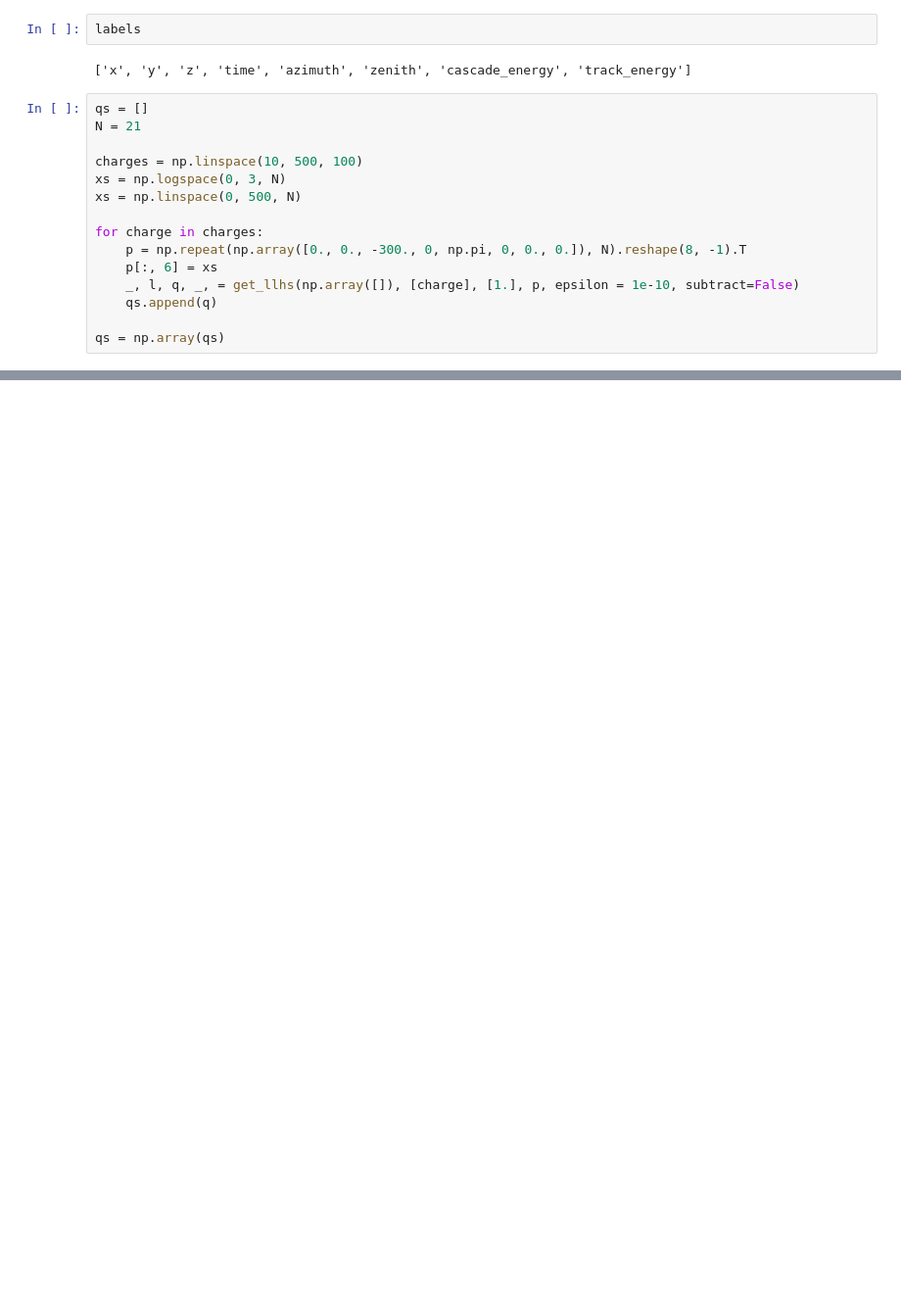
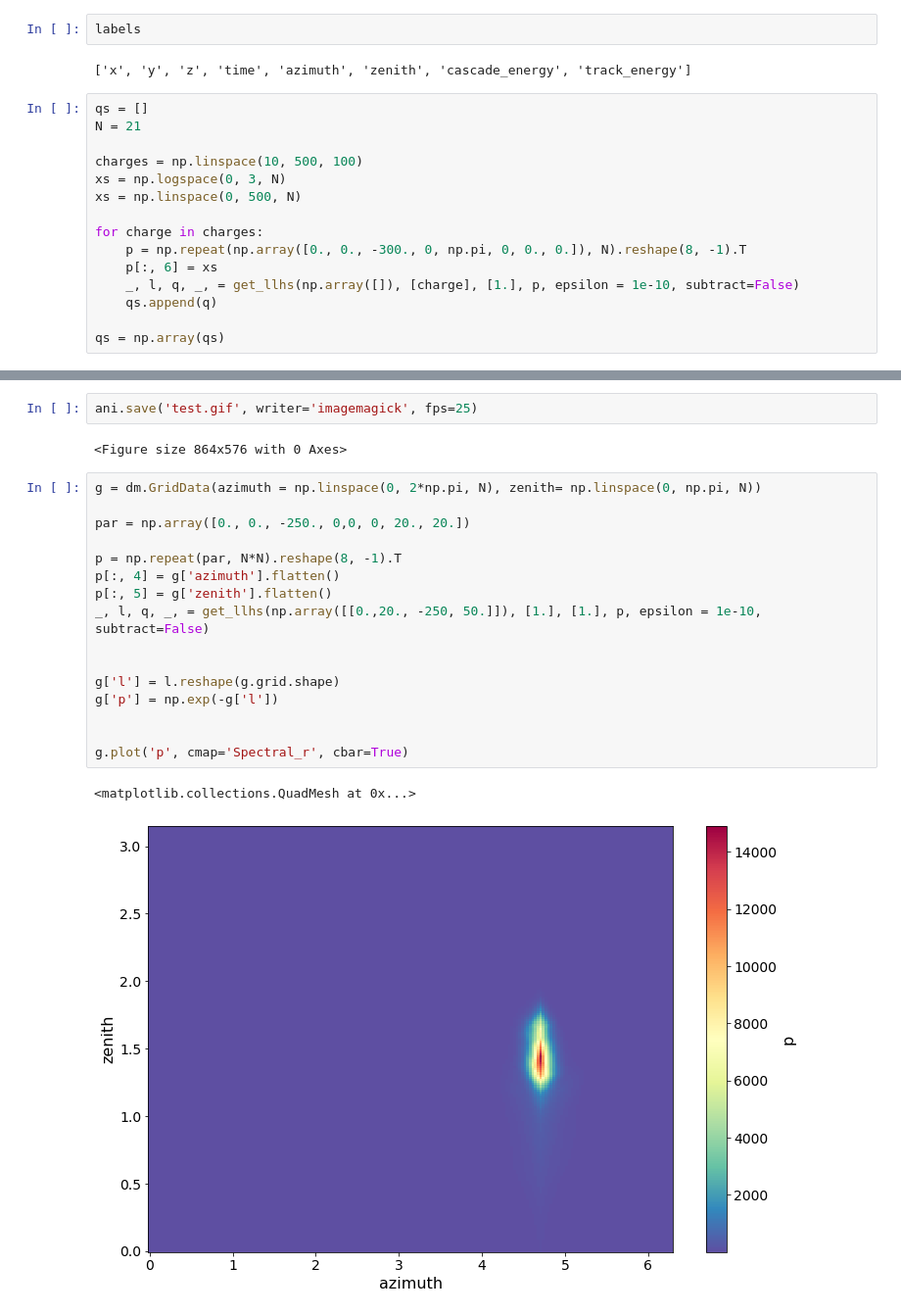
Before and after one commit to philippeller/IceNet, a Jupyter notebook: HitNet.ipynb, the cells around one changed output, grey strips where cells are left out. Shown at 98% size. Cells and saved outputs as stored; diff of their text form; blank space fills up the shorter version.

```diff
--- a/HitNet.ipynb
+++ b/HitNet.ipynb
@@ -688,0 +791,23 @@ plt.legend(loc="lower right", ncol=2)
+# %%
+ani.save('test.gif', writer='imagemagick', fps=25)
+# %% [output]
+<Figure size 864x576 with 0 Axes>
+# %%
+g = dm.GridData(azimuth = np.linspace(0, 2*np.pi, N), zenith= np.linspace(0, np.pi, N))
+
+par = np.array([0., 0., -250., 0,0, 0, 20., 20.])
+
+p = np.repeat(par, N*N).reshape(8, -1).T
+p[:, 4] = g['azimuth'].flatten()
+p[:, 5] = g['zenith'].flatten()
+_, l, q, _, = get_llhs(np.array([[0.,20., -250, 50.]]), [1.], [1.], p, epsilon = 1e-10, subtract=False)
+
+
+g['l'] = l.reshape(g.grid.shape)
+g['p'] = np.exp(-g['l'])
+
+
+g.plot('p', cmap='Spectral_r', cbar=True)
+# %% [output]
+<matplotlib.collections.QuadMesh at 0x...>
+[figure, added]
```
Also changed, not shown: parts of 32 cells of this notebook.
